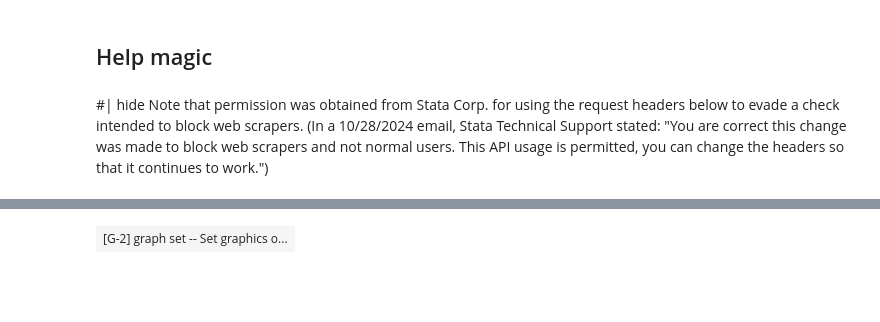
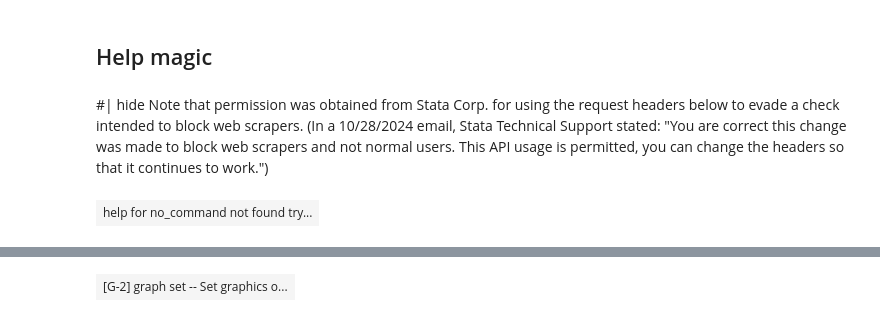
Before and after one commit to hugetim/nbstata, a Jupyter notebook: nbs/09_magics.ipynb, the cells around one changed output, grey strips where cells are left out. Drawn from its saved outputs; the diff is of its cells as text; code cells hidden in the pictures; blank space fills up the shorter version.

Commit message:
Refactor help magic

```diff
--- a/nbs/09_magics.ipynb
+++ b/nbs/09_magics.ipynb
@@ -621,2 +593,86 @@ def magic_help(self, code, kernel, cell):
 # %%
 from IPython.core.display import HTML
+# %%
+test_html = """\
+
+<html>
+<head>
+<meta name="robots" content="noindex, nofollow">
+<title>StataNow 19 help for no_command</title>
+<link rel="stylesheet" href="/includes/css/stylehelp.css" type="text/css">
+
+<style type="text/css">
+h2 {
+font-family: Arial,Helvetica,Helv,sans-serif;
+color: #000000;
+}
+pre {
+margin: 10px;
+}
+
+body {
+  background: #fafafa;
+  margin: 0px;
+}
+
+div#menu {
+  height: 41px;
+  background-color: #FFFFFF;
+  color: #d9d7d5;
+  margin: 0px;
+  padding: 0px;
+  left: 0px;
+  width: 100%;
+  box-sizing: border-box;
+  border-bottom: solid 1px #d9d7d5;
+  text-align: left;
+}
+
+div#menu img {
+  padding: 0px;
+  margin-top: 7.3px;
+  margin-bottom: 0px;
+  margin-left: 8px;
+  vertical-align: bottom;
+}
+</style>
+</head>
+<body>
+<div id="menu">
+<a href="/"><img width="104" src="/includes/images/stata-logo-blue.svg" alt="Stata" /></a>
+</div>
+<p>
+<table align=center border=1 cellpadding=5 cellspacing=0 bgcolor="#FFFFFF">
+<tr bgcolor="#FFFFFF"><td valign=top align=left bgcolor="#FFFFFF">
+<!-- END HEAD -->
+<h2>StataNow 19 help for no_command</h2>
+<pre>
+help for <b>no_command</b> not found
+try <a href="/help.cgi?contents">help contents</a> or <a href="/search.cgi?query=no_command">search no_command</a>
+</pre>
+<!-- BEGIN FOOT -->
+</td></tr></table>
+<hr color="#d9d7d5">
+<table border=0 cellpadding=2 cellspacing=0 width="100%">
+<tr>
+<td valign=top align=center>
+<font face="arial,helvetica,helv,sans-serif" size=1>
+&copy; Copyright 1996&ndash;2026 StataCorp LLC&nbsp;&nbsp;&bull;&nbsp;&nbsp;
+<a href="/terms-of-use" class="bodylink">Terms of use</a>
+&nbsp;&nbsp;&bull;&nbsp;&nbsp;
+<a href="/privacy-policy" class="bodylink">Privacy</a>
+&nbsp;&nbsp;&bull;&nbsp;&nbsp;
+<a href="/company/contact" class="bodylink">Contact us</a>
+</font>
+</td>
+</tr>
+</table>
+<br>
+<script defer src="https://static.cloudflareinsights.com/beacon.min.js/vcd15cbe7772f49c399c6a5babf22c1241717689176015" integrity="sha512-ZpsOmlRQV6y907TI0dKBHq9Md29nnaEIPlkf84rnaERnq6zvWvPUqr2ft8M1aS28oN72PdrCzSjY4U6VaAw1EQ==" data-cf-beacon='{"version":"2024.11.0","token":"657308bede904532b8159dfac82dc0bc","server_timing":{"name":{"cfCacheStatus":true,"cfEdge":true,"cfExtPri":true,"cfL4":true,"cfOrigin":true,"cfSpeedBrain":true},"location_startswith":null}}' crossorigin="anonymous"></script>
+</body>
+</html>"""
+test_csshelp_default = files('nbstata').joinpath('css', '_StataKernelHelpDefault.css')
+test_url_base = "https://www.stata.com"
+HTML(_process_raw_help_html(test_html, test_url_base, test_csshelp_default))
+# %% [output]
+| help for no_command not found try... |
```
Also changed, not shown: parts of 9 cells of this notebook, 2 other files.
